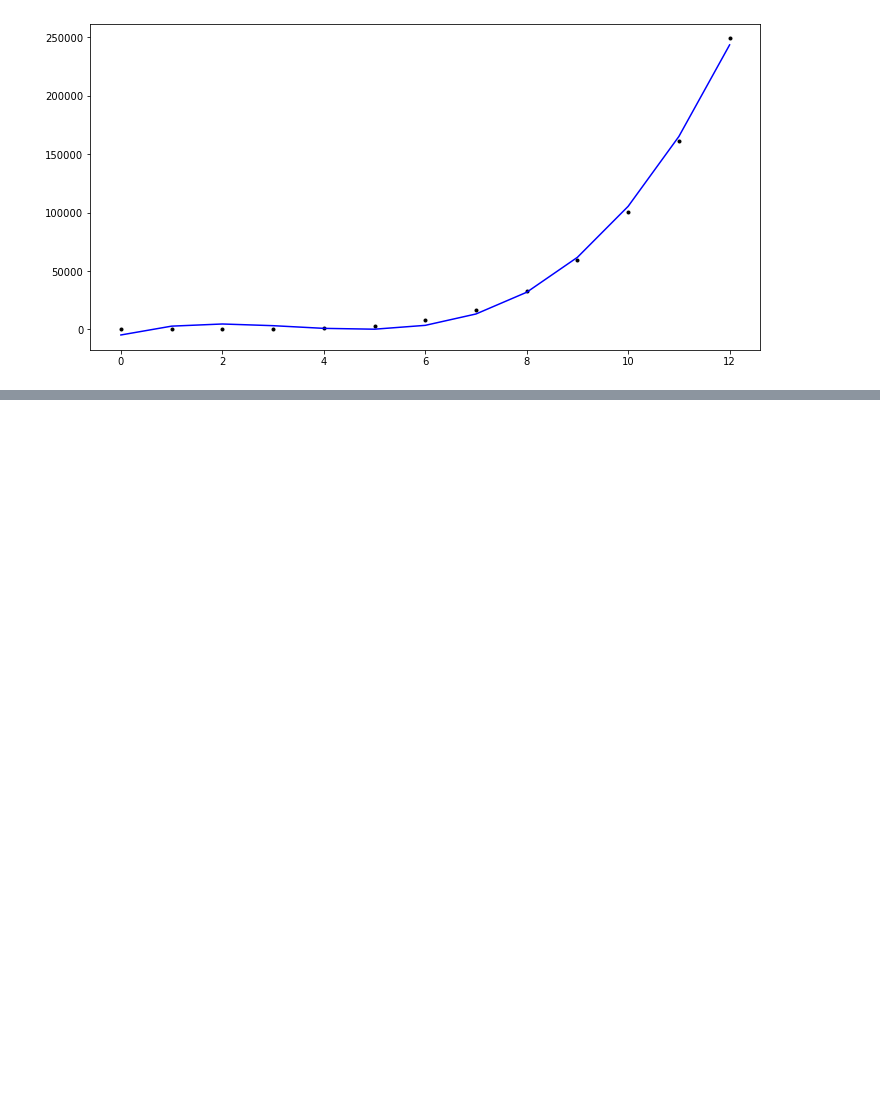
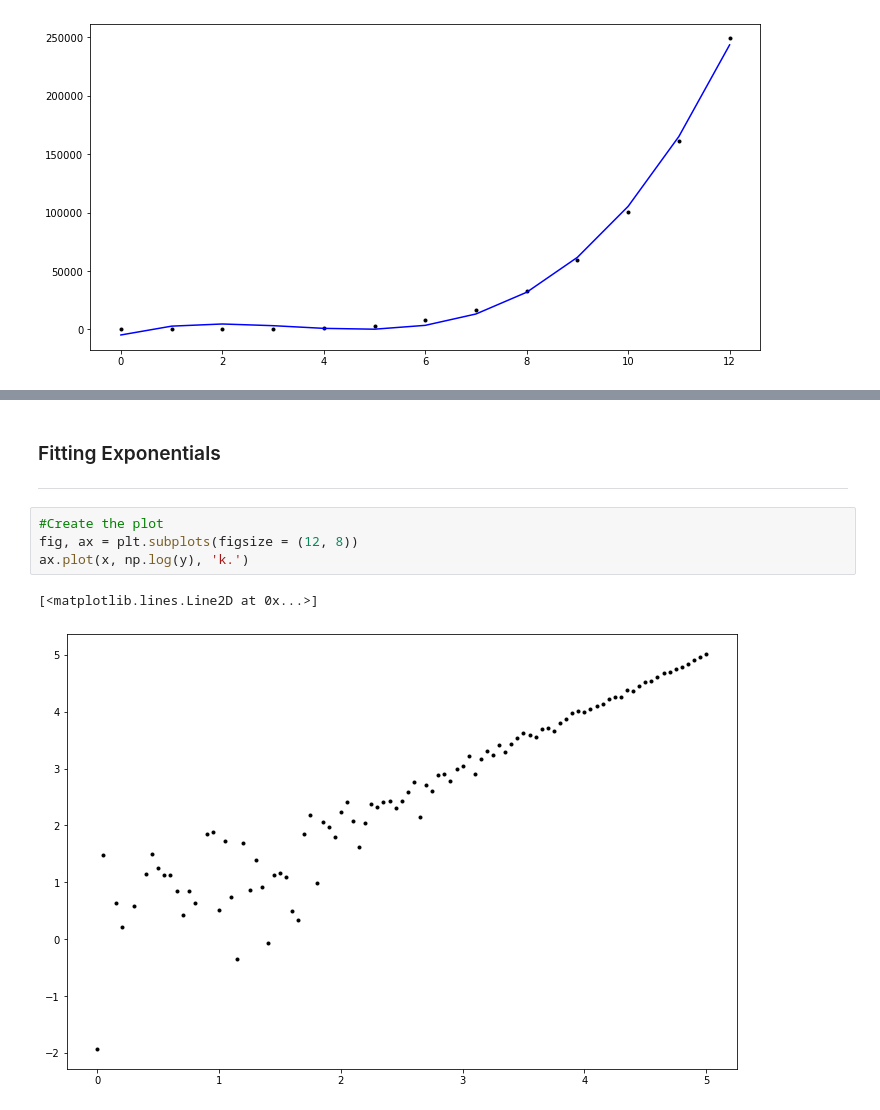
Before and after one commit to Lynch08/Machine_Learning_And_Statistics_2023, a Jupyter notebook: Messing.ipynb, the cells around one changed output, grey strips where cells are left out. Drawn from its saved outputs; the diff is of its cells as text; blank space fills up the shorter version.

```diff
--- a/Messing.ipynb
+++ b/Messing.ipynb
@@ -300,0 +326,11 @@ ax.plot(x1, np.polyval(params, x1), 'b-')
+# %% [markdown]
+### Fitting Exponentials
+
+***
+# %%
+#Create the plot
+fig, ax = plt.subplots(figsize = (12, 8))
+ax.plot(x, np.log(y), 'k.')
+# %% [output]
+[<matplotlib.lines.Line2D at 0x...>]
+[figure, added]
```
Also changed, not shown: parts of 11 cells of this notebook, 4 other files.
